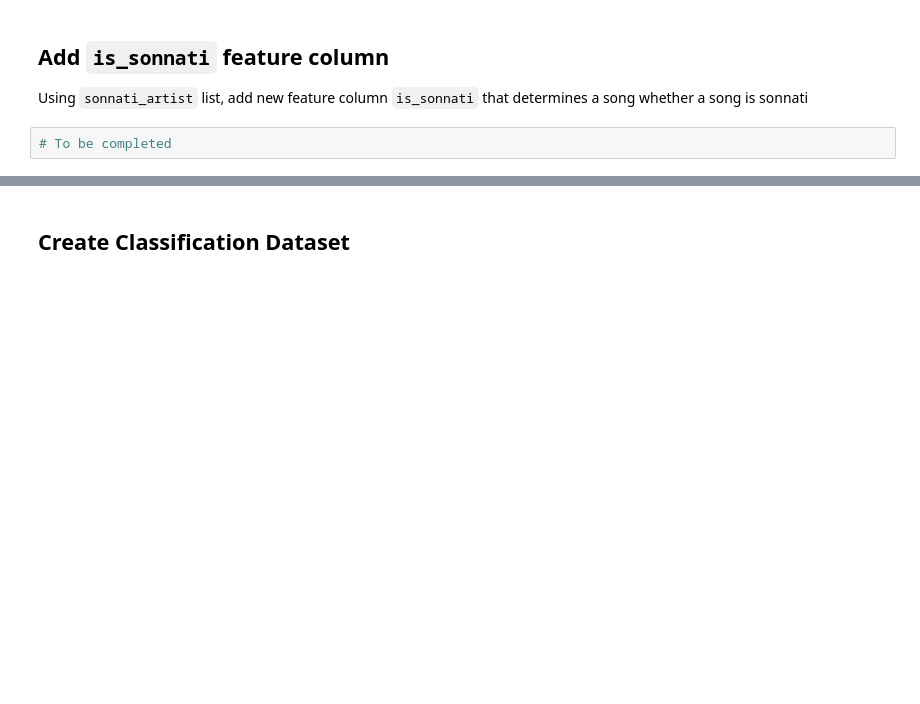
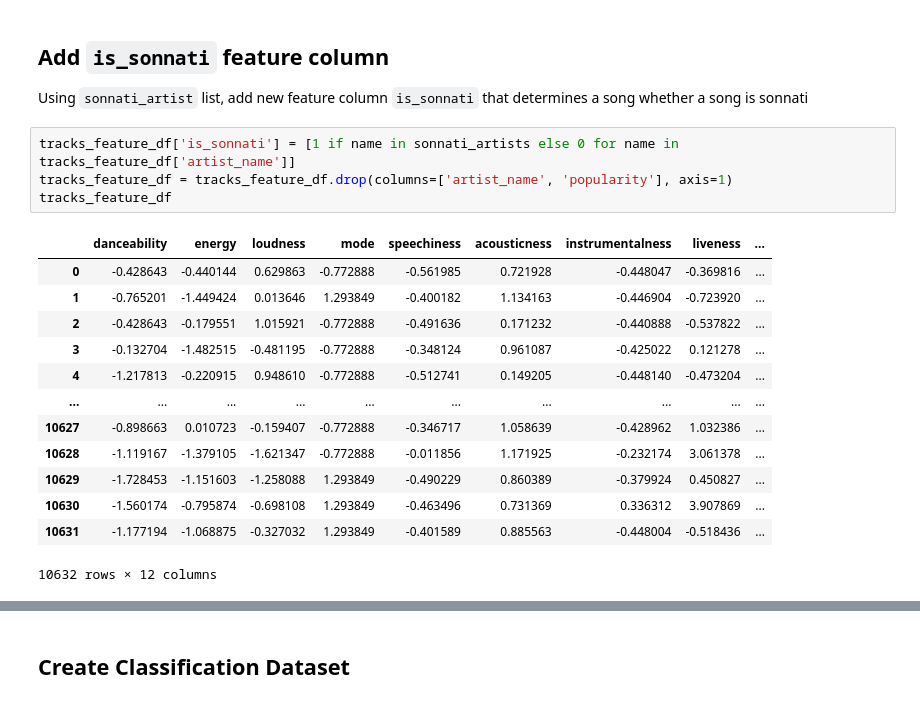
Before and after one commit to goli-mary-m/Persian-Spotify-Analysis, a Jupyter notebook: Persian-Spotify.ipynb, the cells around one changed output, grey strips where cells are left out. Cells and saved outputs as stored; diff of their text form; blank space fills up the shorter version.

```diff
--- a/Persian-Spotify.ipynb
+++ b/Persian-Spotify.ipynb
@@ -611,6 +611,22 @@ sonnati_artists = ['Salar Aghili', 'Mohammadreza Shajarian', 'Hesameddin Seraj',
 ## Add `is_sonnati` feature column
 Using `sonnati_artist` list, add new feature column `is_sonnati` that determines a song whether a song is sonnati
 # %%
-# To be completed
+tracks_feature_df['is_sonnati'] = [1 if name in sonnati_artists else 0 for name in tracks_feature_df['artist_name']]
+tracks_feature_df = tracks_feature_df.drop(columns=['artist_name', 'popularity'], axis=1)
+tracks_feature_df
+# %% [output]
+|  | danceability | energy | loudness | mode | speechiness | acousticness | instrumentalness | liveness | ... |
+| 0 | -0.428643 | -0.440144 | 0.629863 | -0.772888 | -0.561985 | 0.721928 | -0.448047 | -0.369816 | ... |
+| 1 | -0.765201 | -1.449424 | 0.013646 | 1.293849 | -0.400182 | 1.134163 | -0.446904 | -0.723920 | ... |
+| 2 | -0.428643 | -0.179551 | 1.015921 | -0.772888 | -0.491636 | 0.171232 | -0.440888 | -0.537822 | ... |
+| 3 | -0.132704 | -1.482515 | -0.481195 | -0.772888 | -0.348124 | 0.961087 | -0.425022 | 0.121278 | ... |
+| 4 | -1.217813 | -0.220915 | 0.948610 | -0.772888 | -0.512741 | 0.149205 | -0.448140 | -0.473204 | ... |
+| ... | ... | ... | ... | ... | ... | ... | ... | ... | ... |
+| 10627 | -0.898663 | 0.010723 | -0.159407 | -0.772888 | -0.346717 | 1.058639 | -0.428962 | 1.032386 | ... |
+| 10628 | -1.119167 | -1.379105 | -1.621347 | -0.772888 | -0.011856 | 1.171925 | -0.232174 | 3.061378 | ... |
+| 10629 | -1.728453 | -1.151603 | -1.258088 | 1.293849 | -0.490229 | 0.860389 | -0.379924 | 0.450827 | ... |
+| 10630 | -1.560174 | -0.795874 | -0.698108 | 1.293849 | -0.463496 | 0.731369 | 0.336312 | 3.907869 | ... |
+| 10631 | -1.177194 | -1.068875 | -0.327032 | 1.293849 | -0.401589 | 0.885563 | -0.448004 | -0.518436 | ... |
+10632 rows × 12 columns
 # %%
 tracks_feature_df.describe()
```
Also changed, not shown: parts of 5 cells of this notebook.
